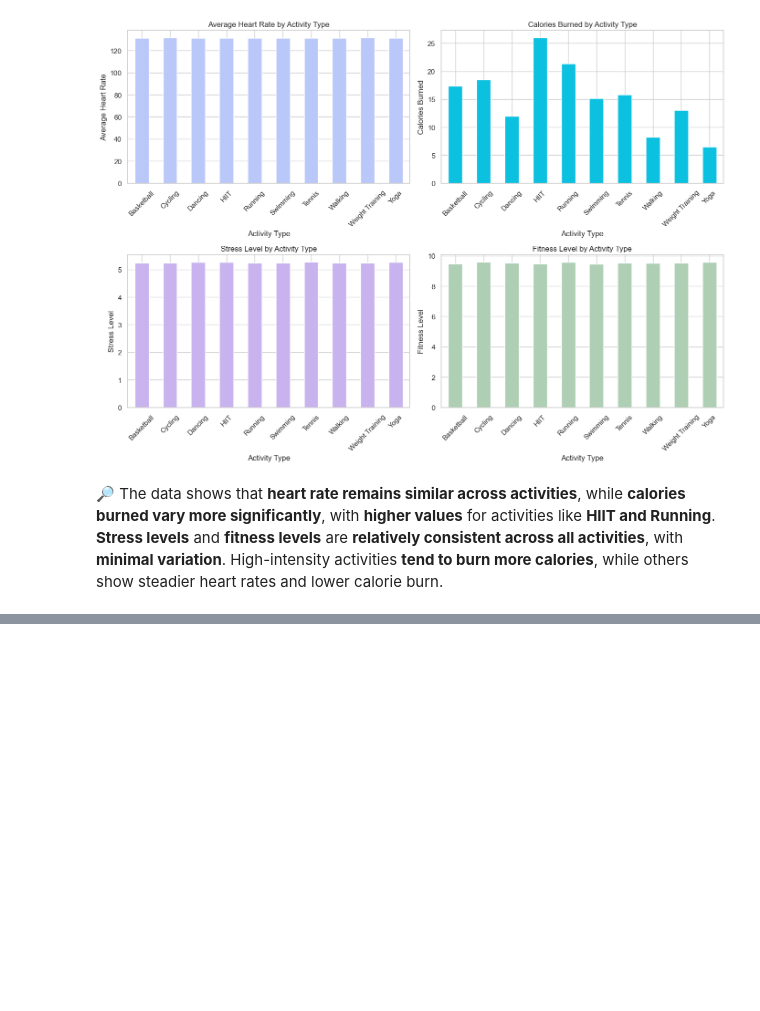
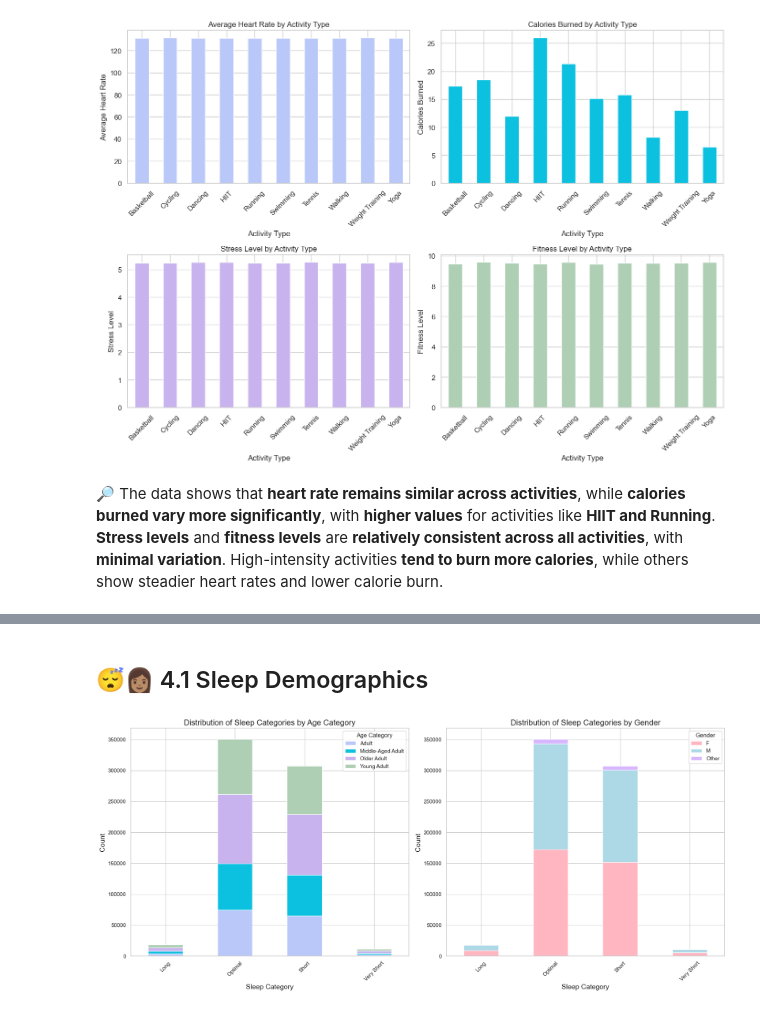
Before and after one commit to irisdev06/FitFlow, a Jupyter notebook: fitflow.ipynb, the cells around one changed output, grey strips where cells are left out. Drawn from its saved outputs; the diff is of its cells as text; code cells hidden in the pictures; blank space fills up the shorter version.

Commit message:
4. Sleep

```diff
--- a/fitflow.ipynb
+++ b/fitflow.ipynb
@@ -519,0 +556,16 @@ The data shows that **heart rate remains similar across activities**, while **ca
+# %%
+def categorize_sleep(hours):
+    if hours < 5:
+        return 'Very Short'
+    elif 5 <= hours < 7:
+        return 'Short'
+    elif 7 <= hours < 9:
+        return 'Optimal'
+    else:
+        return 'Long'
+
+# Apply the categorization function to the 'hours_sleep' column
+df['sleep_category'] = df['hours_sleep'].apply(categorize_sleep)
+
+# Display the first few rows to verify the new column
+df[['hours_sleep', 'sleep_category']].head()
@@ -519,0 +579,29 @@ The data shows that **heart rate remains similar across activities**, while **ca
+# %% [markdown]
+## 😴👩🏽 4.1 Sleep Demographics
+# %%
+sleep_byage = df.groupby(['sleep_category', 'age_category']).size().unstack()
+sleep_bygender = df.groupby(['sleep_category', 'gender']).size().unstack()
+# Create a figure with subplots
+fig, axes = plt.subplots(1, 2, figsize=(18, 8))
+
+# Plot sleep categories by age category
+sleep_byage.plot(kind='bar', stacked=True, color=colormap2, ax=axes[0])
+axes[0].set_title('Distribution of Sleep Categories by Age Category', fontsize=16)
+axes[0].set_xlabel('Sleep Category', fontsize=14)
+axes[0].set_ylabel('Count', fontsize=14)
+axes[0].tick_params(axis='x', rotation=45)
+axes[0].legend(title='Age Category')
+
+# Plot sleep categories by gender
+sleep_bygender.plot(kind='bar', stacked=True, color=colormap1, ax=axes[1])
+axes[1].set_title('Distribution of Sleep Categories by Gender', fontsize=16)
+axes[1].set_xlabel('Sleep Category', fontsize=14)
+axes[1].set_ylabel('Count', fontsize=14)
+axes[1].tick_params(axis='x', rotation=45)
+axes[1].legend(title='Gender')
+
+# Adjust layout
+plt.tight_layout()
+plt.show()
+# %% [output]
+[figure, added]
```
Also changed, not shown: parts of 8 cells of this notebook.
